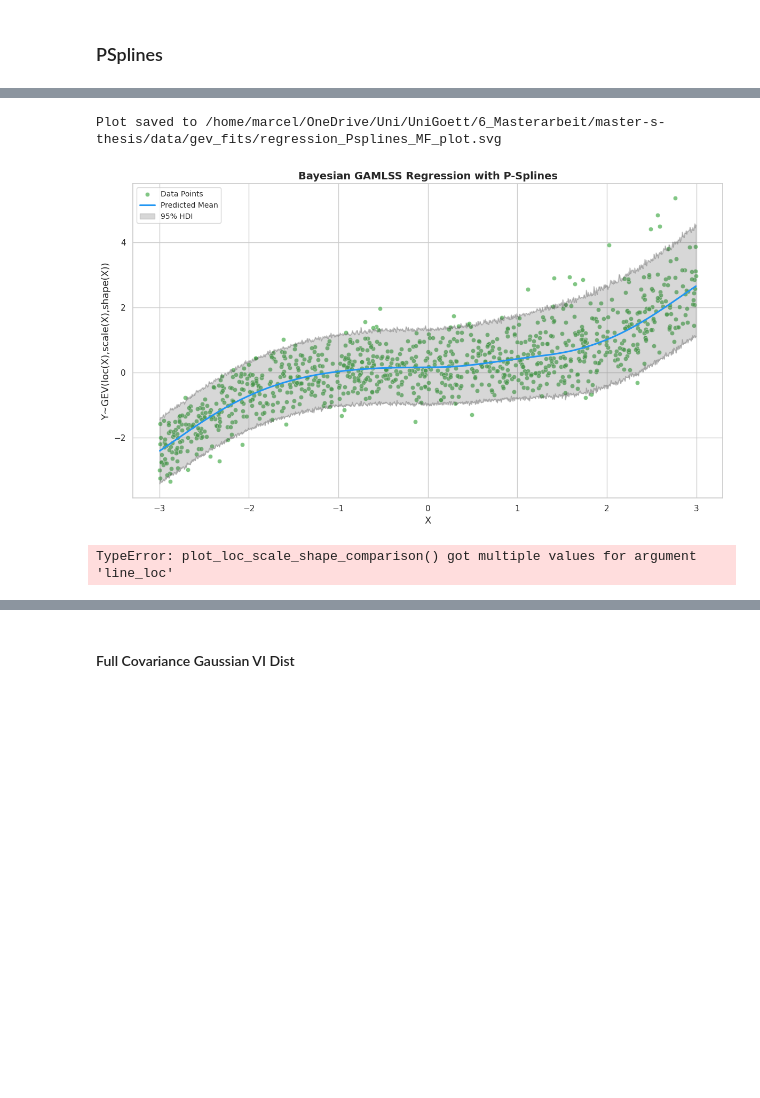
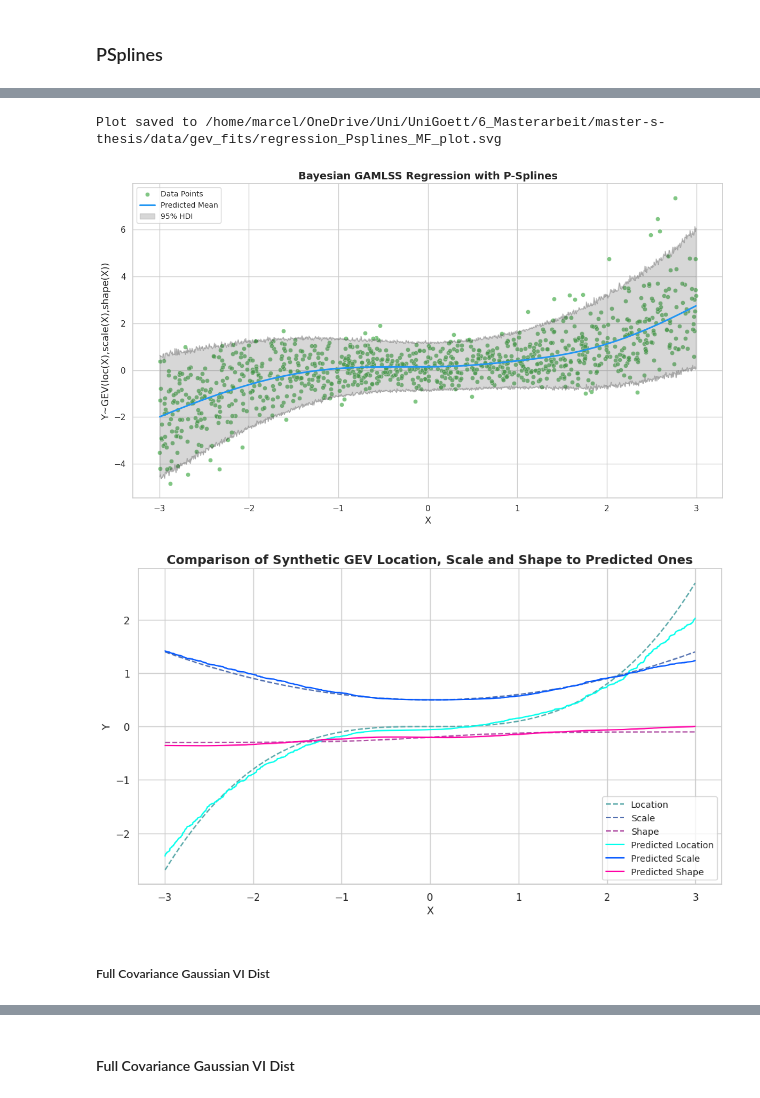
Before and after one commit to marweda/master-s-thesis, a Jupyter notebook: notebooks/vigamlss_results.ipynb, the cells around one changed output, grey strips where cells are left out. Cells and saved outputs as stored; diff of their text form; code cells hidden in the pictures; blank space fills up the shorter version.

```diff
--- a/notebooks/vigamlss_results.ipynb
+++ b/notebooks/vigamlss_results.ipynb
@@ -49,3 +46,8 @@ loss_color = "#2C3E50"
+# %%
+regression_palette = ["#4CAF50", "#2196F3", "#424242"]
+line_colors = ["#57a7a8", "#506eaf", "#b04fa4"]
+pred_line_colors = ["#00FFED", "#0055FF", "#FF00A5"]
+loss_color = "#2C3E50"
 # %% [markdown]
 ## Plots
 # %%
@@ -310,9 +312,9 @@ def plot_loc_scale_shape_comparison(
     y_shape = line_shape(xs_sorted)
 
     # Plot the original (non-predicted) lines as dotted lines.
-    ax.plot(xs_sorted, y_loc, linestyle=":", color=non_pred_palette[0], label="Location")
-    ax.plot(xs_sorted, y_scale, linestyle=":", color=non_pred_palette[1], label="Scale")
-    ax.plot(xs_sorted, y_shape, linestyle=":", color=non_pred_palette[2], label="Shape")
+    ax.plot(xs_sorted, y_loc, linestyle="--", color=non_pred_palette[0], label="Location")
+    ax.plot(xs_sorted, y_scale, linestyle="--", color=non_pred_palette[1], label="Scale")
+    ax.plot(xs_sorted, y_shape, linestyle="--", color=non_pred_palette[2], label="Shape")
 
     # Plot the predicted lines as solid lines.
     ax.plot(
@@ -463,12 +464,6 @@ Plot saved to /home/marcel/OneDrive/Uni/UniGoett/6_Masterarbeit/master-s-thesis/
 # %% [markdown]
 ### Synthetic Data Creation
 # %%
-import jax
-import jax.numpy as jnp
-import tensorflow_probability as tfp
-tfd = tfp.distributions
-import matplotlib.pyplot as plt
-
 # ------------------------------------------------
 # 1) Generate covariate X
 # ------------------------------------------------
@@ -486,7 +481,7 @@ def loc_fn(x):
     return 0.1 * x**3
 
 def scale_fn(x):
-    return 0.5 + TransformationFunctions.softplus(x) * 0.1
+    return 0.1 * x**2 + 0.5
 
 def shape_fn(x):
     return 0.1 * jnp.tanh(x) - 0.2
@@ -516,7 +511,7 @@ plot_gev_gpd_syn_data(
     X_GEV_SYN,
     Y_GEV_SYN_data,
     regression_palette,
-    line_palette,
+    line_colors,
     loc_fn,
     scale_fn,
     shape_fn,
@@ -654,13 +652,13 @@ X_GEV_SYM_PSpline_DesignMatrix = DataPreperator(
 K = X_GEV_SYM_PSpline_DesignMatrix.K
 
 β0_loc_GEV_PSpline = Normal("beta0_loc", jnp.array([0.0]), jnp.array([10.0]), 1)
-λ_loc_GEV_PSpline = HalfCauchy("lambda_loc", jnp.array([25.0]), 1)
+λ_loc_GEV_PSpline = HalfCauchy("lambda_loc", jnp.array([0.1]), 1)
 γ_loc_GEV_PSpline = DegenerateNormal("gammas_loc", K, λ_loc_GEV_PSpline)
 β0_scale_GEV_PSpline = Normal("beta0_scale", jnp.array([0.0]), jnp.array([10.0]), 1)
-λ_scale_GEV_PSpline = HalfCauchy("lambda_scale", jnp.array([25.0]), 1)
+λ_scale_GEV_PSpline = HalfCauchy("lambda_scale", jnp.array([0.1]), 1)
 γ_scale_GEV_PSpline = DegenerateNormal("gammas_scale", K, λ_scale_GEV_PSpline)
 β0_shape_GEV_PSpline = Normal("beta0_shape", jnp.array([0.0]), jnp.array([10.0]), 1)
-λ_shape_GEV_PSpline = HalfCauchy("lambda_shape", jnp.array([25.0]), 1)
+λ_shape_GEV_PSpline = HalfCauchy("lambda_shape", jnp.array([0.1]), 1)
 γ_shape_GEV_PSpline = DegenerateNormal("gammas_shape", K, λ_shape_GEV_PSpline)
 
 Y_GEV_SYN_PSpline = CustomGEV(
@@ -732,48 +730,49 @@ linear_predictor_scale = TransformationFunctions.softplus(
 linear_predictor_shape = β0_shape + X_line_design.matrix@γ_shape
 
 GEV = tfd.GeneralizedExtremeValue(linear_predictor_loc, linear_predictor_scale, linear_predictor_shape)
 samples = GEV.sample((5000,),PRNGKey(0))
 mean_line = GEV.mean()
 samples_np = np.array(samples)
 hdi_bounds = az.hdi(samples_np, hdi_prob=0.95)
 hdi_lower = hdi_bounds[:,0]
 hdi_upper = hdi_bounds[:,1]
 
 plot_regression_with_interval(
     X_GEV_SYN,
     Y_GEV_SYN_data,
     X_line,
     mean_line,
     hdi_lower,
     hdi_upper,
     0.21,
     regression_palette,
     scatter_label='Data Points',
     regression_label='Predicted Mean',
     interval_label='95% HDI',
     xlabel='X',
     ylabel='Y~GEV(loc(X),scale(X),shape(X))',
     title='Bayesian GAMLSS Regression with P-Splines',
     save_path=gev_fits_dir,
     file_name="regression_Psplines_MF_plot.svg"
 )
+
+plot_loc_scale_shape_comparison(
+    X_GEV_SYN,
+    line_loc=loc_fn,
+    line_scale=scale_fn,
+    line_shape=shape_fn,
+    line_loc_pred=linear_predictor_loc,
+    line_scale_pred=linear_predictor_scale,
+    line_shape_pred=linear_predictor_shape,
+    non_pred_palette=line_colors,
+    pred_palette=pred_line_colors,
+    title="Comparison of Synthetic GEV Location, Scale and Shape to Predicted Ones",
+    xlabel="X",
+    ylabel="Y",
+)
 # %% [output]
 Plot saved to /home/marcel/OneDrive/Uni/UniGoett/6_Masterarbeit/master-s-thesis/data/gev_fits/regression_Psplines_MF_plot.svg
-[figure, old version]
+[figure, new version]
+[figure, added]
-# %%
-plot_loc_scale_shape_comparison(
-    X_GEV_SYN,
-    line_loc=loc_fn,
-    line_scale=scale_fn,
-    line_shape=shape_fn,
-    line_loc_pred=linear_predictor_loc,
-    line_scale_pred=linear_predictor_scale,
-    line_shape_pred=linear_predictor_shape,
-    non_pred_palette=line_palette,
-    pred_palette=line_palette_complementary,
-    title="Comparison of Synthetic GEV Location, Scale and Shape to Predicted Ones",
-    xlabel="X",
-    ylabel="Y",
-)
-# %% [output]
-TypeError: plot_loc_scale_shape_comparison() got multiple values for argument 'line_loc'
+# %% [markdown]
+##### Full Covariance Gaussian VI Dist
```
Also changed, not shown: parts of 48 cells of this notebook, 17 other files.
